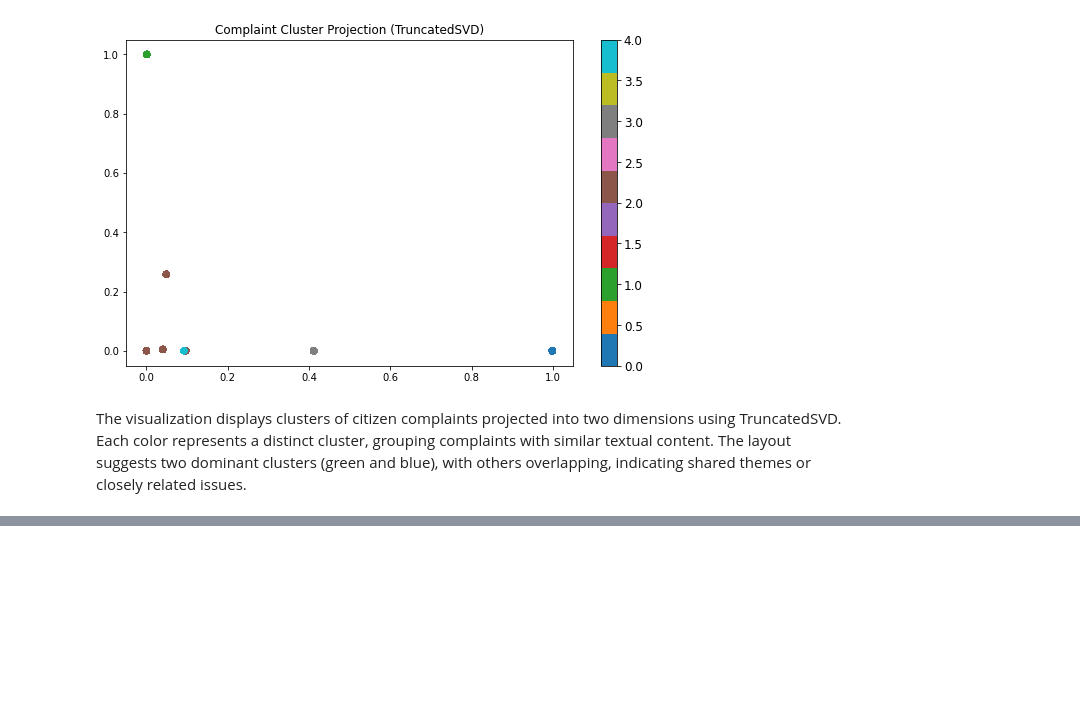
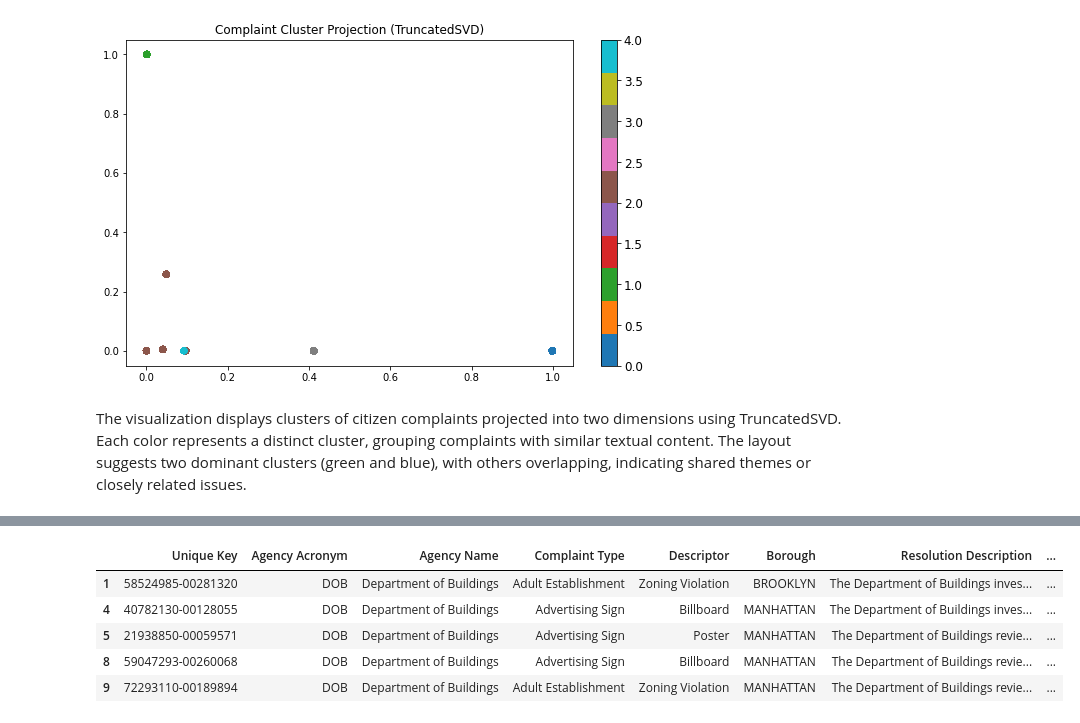
Before and after one commit to billysambasi/Huduma_Satisfaction_Prediction, a Jupyter notebook: EDA.ipynb, the cells around one changed output, grey strips where cells are left out. Saved outputs shown, nothing was run; the diff lists cells and outputs as text; code cells hidden in the pictures; blank space fills up the shorter version.

```diff
--- a/EDA.ipynb
+++ b/EDA.ipynb
@@ -356,0 +405,38 @@ The visualization displays clusters of citizen complaints projected into two dim
+# %%
+"""
+Since "Dissatisfaction Reason" is too sparse and repetitve, using unsupervised
+learning (topic modelling) to be able to generalize and expand the current
+reasons.
+"""
+
+from bertopic import BERTopic
+
+# Drop NaNs and convert to list
+texts = df_sentiment['clean_text'].dropna().astype(str).tolist()
+
+# Fit BERTopic
+topic_model = BERTopic(language="english", verbose=True)
+topics, _ = topic_model.fit_transform(texts)
+
+# Add topics back to DataFrame
+df_sentiment.loc[df_sentiment['clean_text'].notna(), 'justified_dissatisfaction'] = topics
+# %%
+"""
+Mapping the topic representations by joining the list into readable strings
+"""
+
+# Join the list of words into a string
+topic_info = topic_model.get_topic_info()
+topic_labels = topic_info.set_index("Topic")["Representation"].apply(lambda words: ", ".join(words)).to_dict()
+
+# Map topic labels to dataframe
+df_sentiment["justified_dissatisfaction_label"] = df_sentiment["cluster"].map(topic_labels)
+# %%
+df_sentiment.head()
+# %% [output]
+|  | Unique Key | Agency Acronym | Agency Name | Complaint Type | Descriptor | Borough | Resolution Description | ... |
+| 1 | 58524985-00281320 | DOB | Department of Buildings | Adult Establishment | Zoning Violation | BROOKLYN | The Department of Buildings inves... | ... |
+| 4 | 40782130-00128055 | DOB | Department of Buildings | Advertising Sign | Billboard | MANHATTAN | The Department of Buildings inves... | ... |
+| 5 | 21938850-00059571 | DOB | Department of Buildings | Advertising Sign | Poster | MANHATTAN | The Department of Buildings revie... | ... |
+| 8 | 59047293-00260068 | DOB | Department of Buildings | Advertising Sign | Billboard | MANHATTAN | The Department of Buildings revie... | ... |
+| 9 | 72293110-00189894 | DOB | Department of Buildings | Adult Establishment | Zoning Violation | MANHATTAN | The Department of Buildings revie... | ... |
```
Also changed, not shown: parts of 11 cells of this notebook, 1 other file.
